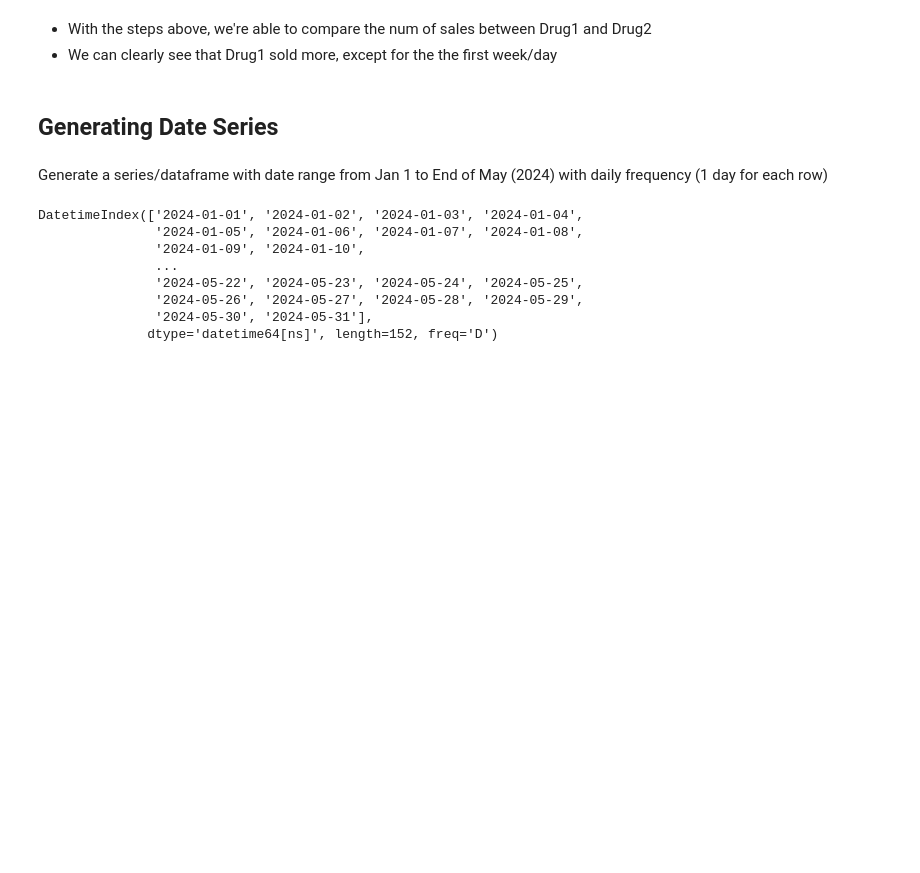
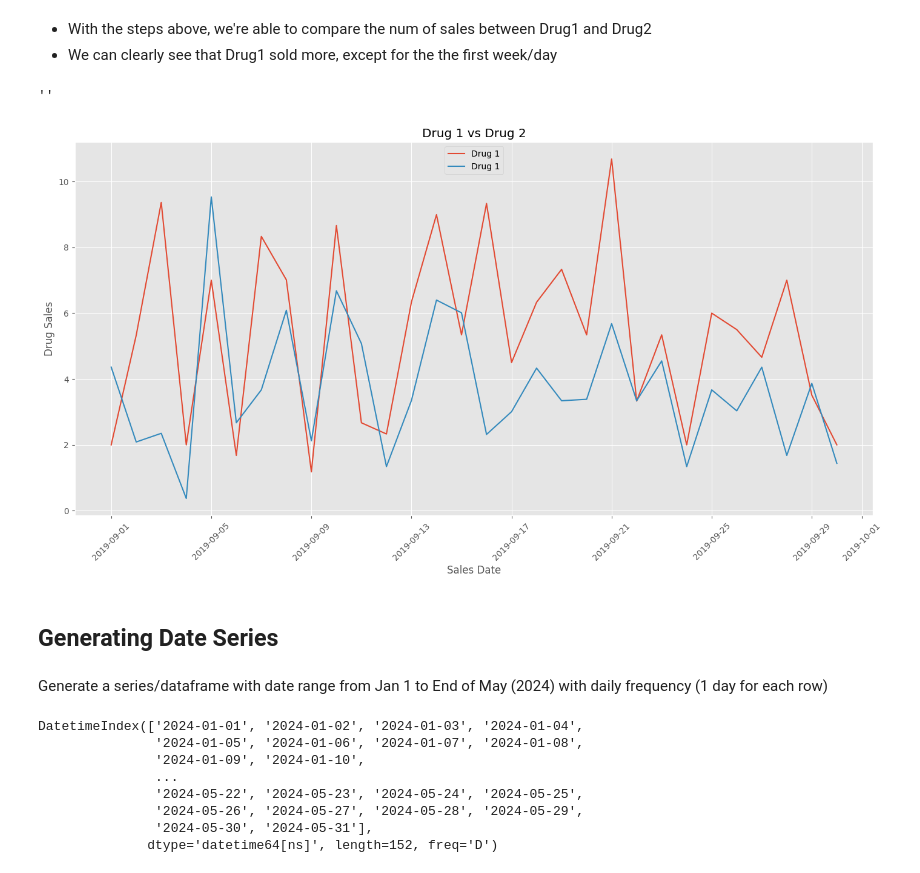
Before and after one commit to BasselD/ai-ml-training, a Jupyter notebook: 02_data_analysis_and_preprocessing/pandas/working_with_datetime.ipynb, the cells around one changed output. Cells and saved outputs as stored; diff of their text form; code cells hidden in the pictures; blank space fills up the shorter version.

```diff
--- a/02_data_analysis_and_preprocessing/pandas/working_with_datetime.ipynb
+++ b/02_data_analysis_and_preprocessing/pandas/working_with_datetime.ipynb
@@ -164,6 +170,20 @@ weekly_sum[['Drug1','Drug2']].plot(kind='bar')
 # %% [markdown]
 - With the steps above, we're able to compare the num of sales between Drug1 and Drug2
 - We can clearly see that Drug1 sold more, except for the the first week/day
+# %%
+plt.figure(figsize=(17,8))
+sns.lineplot(data=df, x='Date', y='Drug1', label='Drug 1')
+sns.lineplot(data=df, x='Date', y='Drug2', label='Drug 1')
+
+plt.xlabel('Sales Date')
+plt.ylabel('Drug Sales')
+plt.title('Drug 1 vs Drug 2')
+plt.legend(loc='upper center')
+plt.xticks(rotation=45)
+;
+# %% [output]
+''
+[figure, added]
 # %% [markdown]
 ## Generating Date Series
 # %% [markdown]
```
Also changed, not shown: parts of 8 cells of this notebook.
